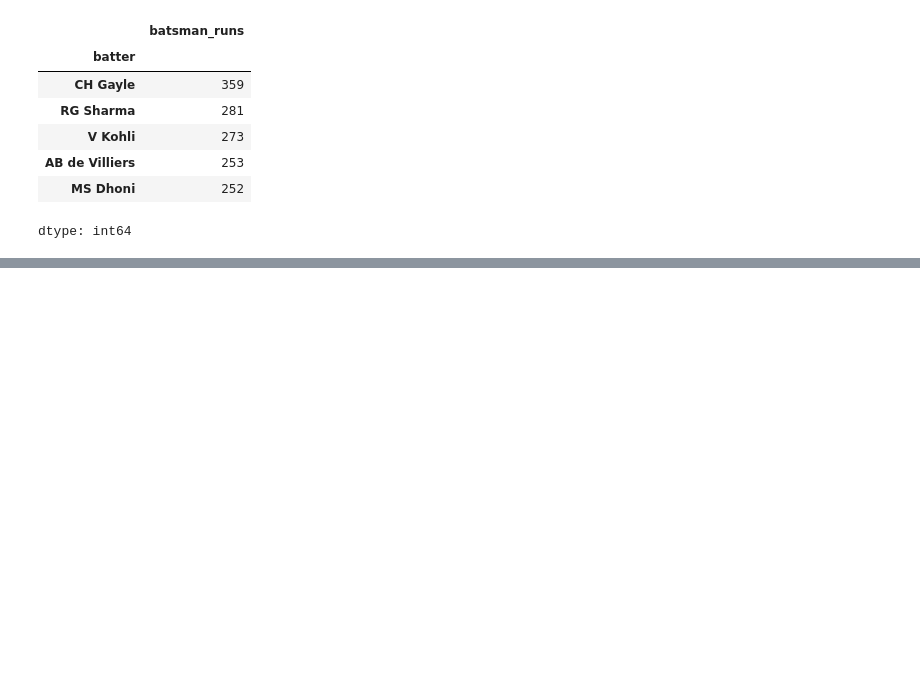
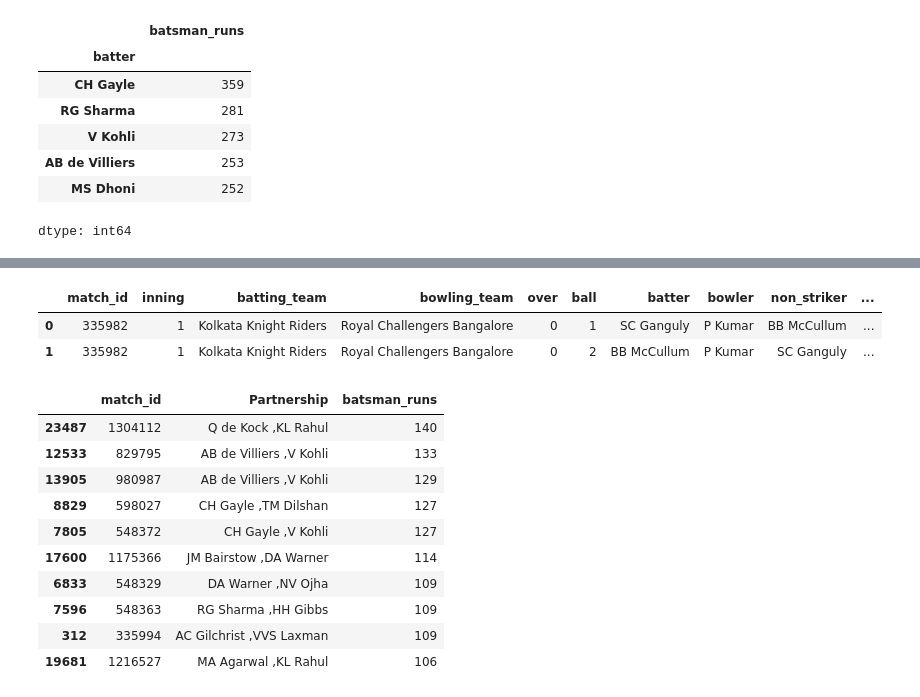
Before and after one commit to Mehaksaluja/IPL_Project_Analysis, a Jupyter notebook: IPL_Project_Analysis.ipynb, the cells around one changed output, grey strips where cells are left out. Saved outputs shown, nothing was run; the diff lists cells and outputs as text; code cells hidden in the pictures; blank space fills up the shorter version.

```diff
--- a/IPL_Project_Analysis.ipynb
+++ b/IPL_Project_Analysis.ipynb
@@ -284,3 +300,7 @@ merged_ipl = pd.read_csv('/content/merged_ipl.csv')
+# %%
+deliveries_df['extras_type'] = deliveries_df['extras_type'].fillna('No Extras')
+deliveries_df['dismissal_kind'] = deliveries_df['dismissal_kind'].fillna('Not Known')
+deliveries_df['fielder'] = deliveries_df['fielder'].fillna('Unknown')
 # %%
 matches_df.head(2)
 # %% [output]
@@ -485,0 +529,24 @@ dtype: int64
+# %%
+# Best Partnerships
+deliveries_df.head(2)
+# %% [output]
+|  | match_id | inning | batting_team | bowling_team | over | ball | batter | bowler | non_striker | ... |
+| 0 | 335982 | 1 | Kolkata Knight Riders | Royal Challengers Bangalore | 0 | 1 | SC Ganguly | P Kumar | BB McCullum | ... |
+| 1 | 335982 | 1 | Kolkata Knight Riders | Royal Challengers Bangalore | 0 | 2 | BB McCullum | P Kumar | SC Ganguly | ... |
+# %%
+deliveries_df['Partnership'] = deliveries_df['batter'] + ' ,' + deliveries_df['non_striker']
+# %%
+best_partnerships = deliveries_df.groupby(['match_id','Partnership'])['batsman_runs'].sum().reset_index().sort_values(by='batsman_runs',ascending=False)
+best_partnerships.head(10)
+# %% [output]
+|  | match_id | Partnership | batsman_runs |
+| 23487 | 1304112 | Q de Kock ,KL Rahul | 140 |
+| 12533 | 829795 | AB de Villiers ,V Kohli | 133 |
+| 13905 | 980987 | AB de Villiers ,V Kohli | 129 |
+| 8829 | 598027 | CH Gayle ,TM Dilshan | 127 |
+| 7805 | 548372 | CH Gayle ,V Kohli | 127 |
+| 17600 | 1175366 | JM Bairstow ,DA Warner | 114 |
+| 6833 | 548329 | DA Warner ,NV Ojha | 109 |
+| 7596 | 548363 | RG Sharma ,HH Gibbs | 109 |
+| 312 | 335994 | AC Gilchrist ,VVS Laxman | 109 |
+| 19681 | 1216527 | MA Agarwal ,KL Rahul | 106 |
```
Also changed, not shown: parts of 10 cells of this notebook.
